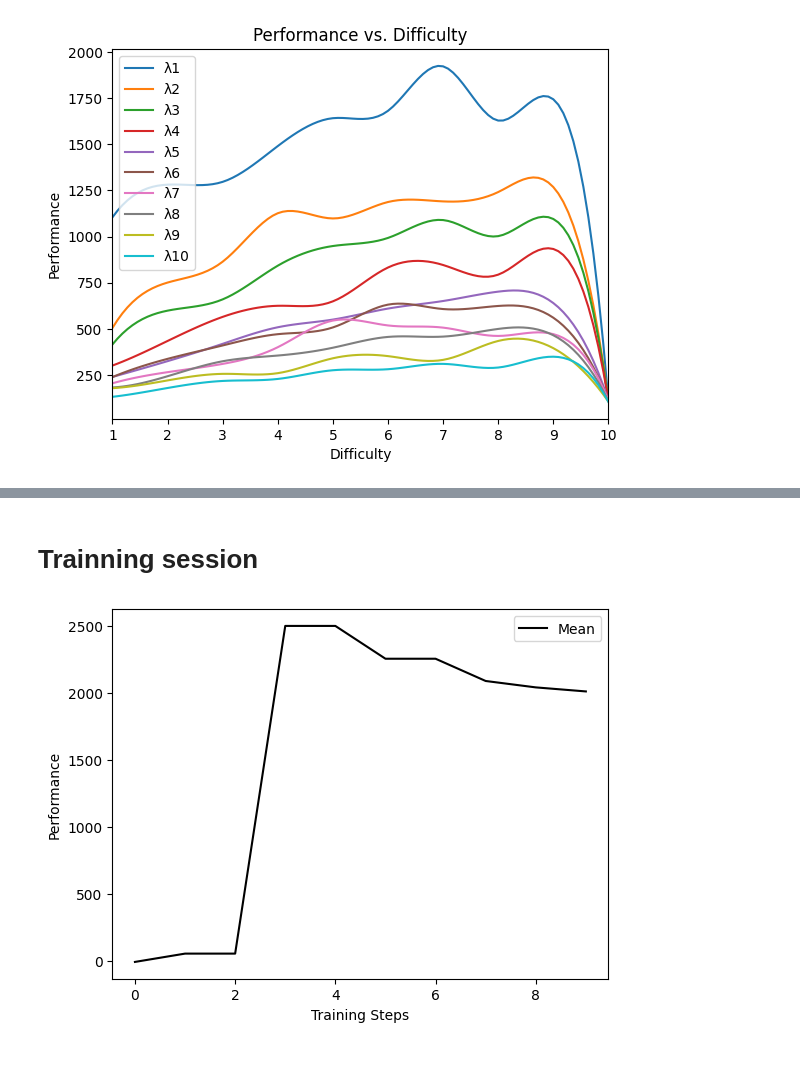
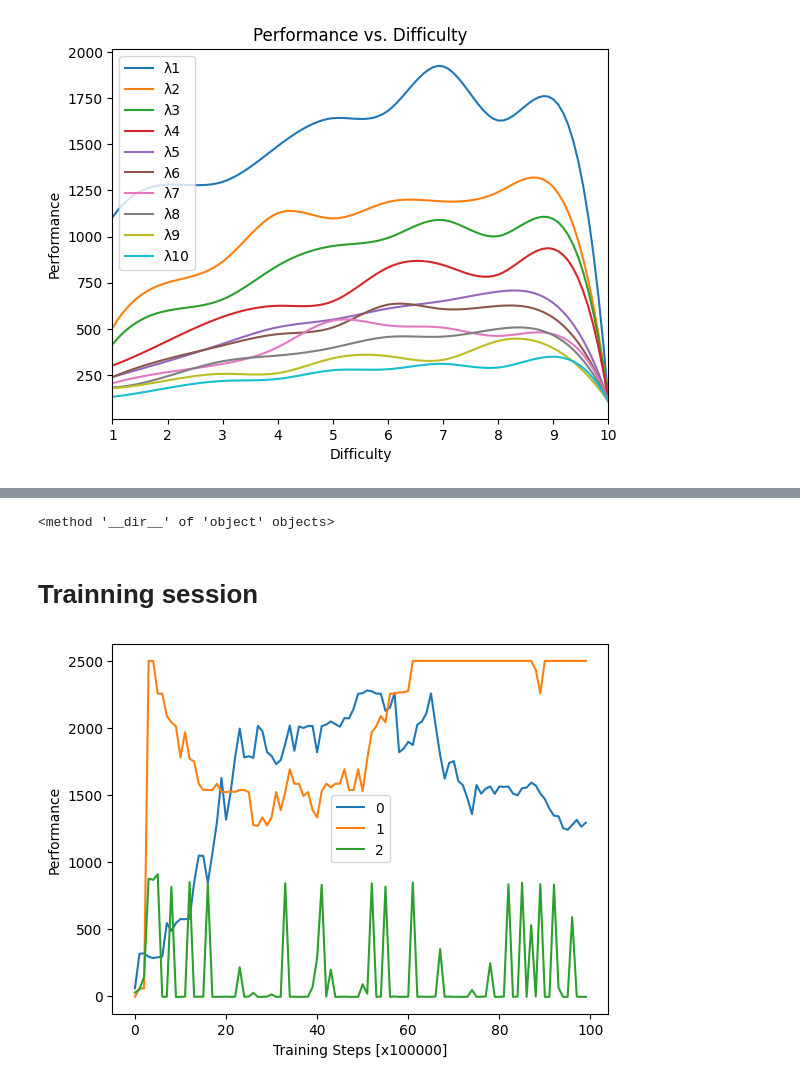
Before and after one commit to JasonMerit/Bachelors_DDA, a Jupyter notebook: interpolate_scipy.ipynb, the cells around one changed output, grey strips where cells are left out. Drawn from its saved outputs; the diff is of its cells as text; code cells hidden in the pictures.

```diff
--- a/interpolate_scipy.ipynb
+++ b/interpolate_scipy.ipynb
@@ -195,0 +264,27 @@ plt.show()
+# %%
+medium = 400
+x400 = []
+for i, pred in enumerate(preds):
+    try:
+        x = interp1d(pred, D)(medium)
+        x400.append(x)
+    except ValueError:
+        print(f"{i}: No intersection found")
+
+line = np.column_stack((np.full_like(D, constant), D))
+preds = [interpn((discrete, discrete), d, line, "cubic") for d in datas]
+
+for pred, x in zip(preds[3:], x400):
+    plt.plot(D, pred, color="r", alpha=0.1)
+    plt.axvline(x, color='g', alpha=0.1)
+
+std = np.std(x400)
+# write std on the plot
+# make the text larger
+plt.text(3.4, 500, f"std: {std:0.2f}", fontsize=12, color='g')
+plt.axhline(medium, color='b', label='Medium performance')
+plt.xlabel('Difficulty')
+plt.ylabel('Performance')
+plt.legend()
+plt.title('Performance vs. Difficulty')
+plt.show()
@@ -196,16 +382,24 @@ plt.show()
+# %%
+interp1d.__dir__
+# %% [output]
+<method '__dir__' of 'object' objects>
 # %% [markdown]
 # Trainning session
 # %%
-# data = np.load("models/04_18/PPO_00_05_train_session.npy")
-data = np.load("models/05_08/PPO_16_31_train_session.npy")
+data0 = np.load("models/04_18/PPO_00_05_train_session.npy")
+data1 = np.load("models/05_12/PPO_14_26_train_session.npy")
+data2 = np.load("models/05_13/PPO_21_29_train_session.npy")
 # %%
-plt.plot(data.mean(axis=1), color="k", label='Mean')
-plt.legend()
-plt.xlabel('Training Steps')
-plt.ylabel('Performance')
-plt.show()
+def plt_mean(datas):
+    for i, d in enumerate(datas):
+        plt.plot(d.mean(axis=1), label=f'{i}')
+    plt.xlabel('Training Steps [x100000]')
+    plt.ylabel('Performance')
+    plt.legend()
+    plt.show()
+plt_mean([data0, data1, data2])
 # %% [output]
-[figure, old version]
+[figure, new version]
 # %%
 for d in range(10):
     plt.plot(data[:, d], label=f'{d+1}', alpha=0.7)
```
Also changed, not shown: parts of 15 cells of this notebook, 19 other files.
